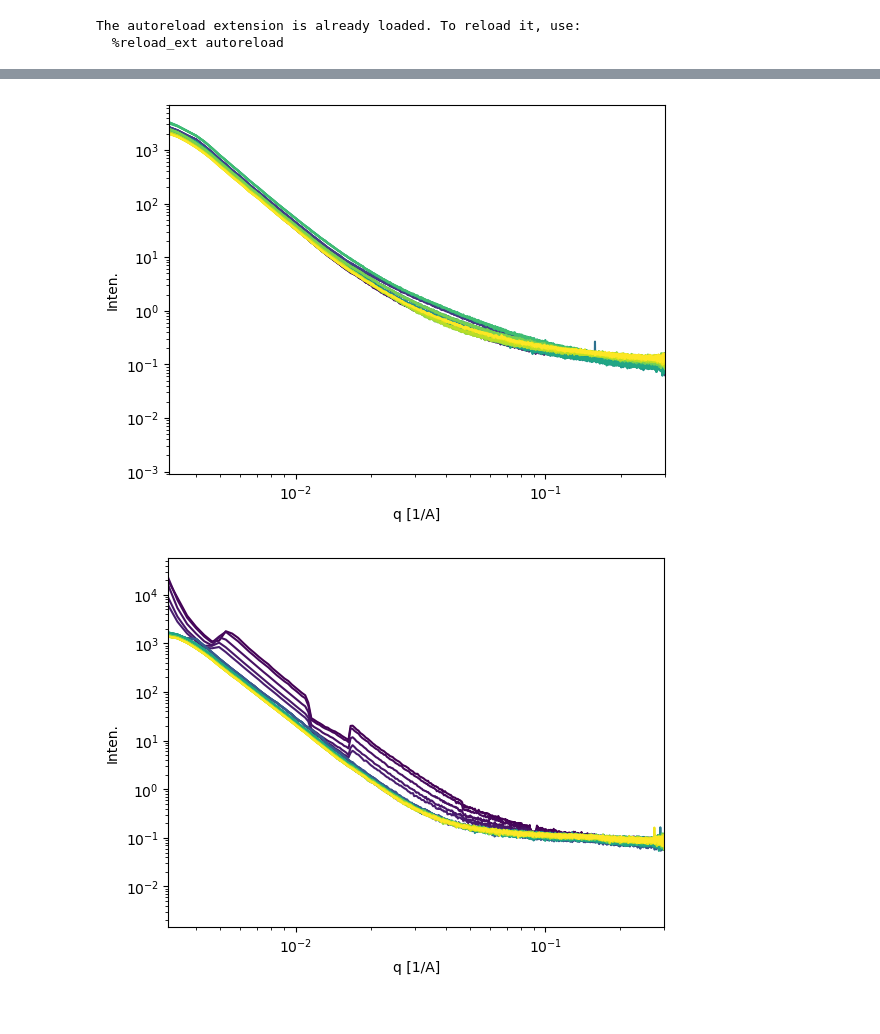
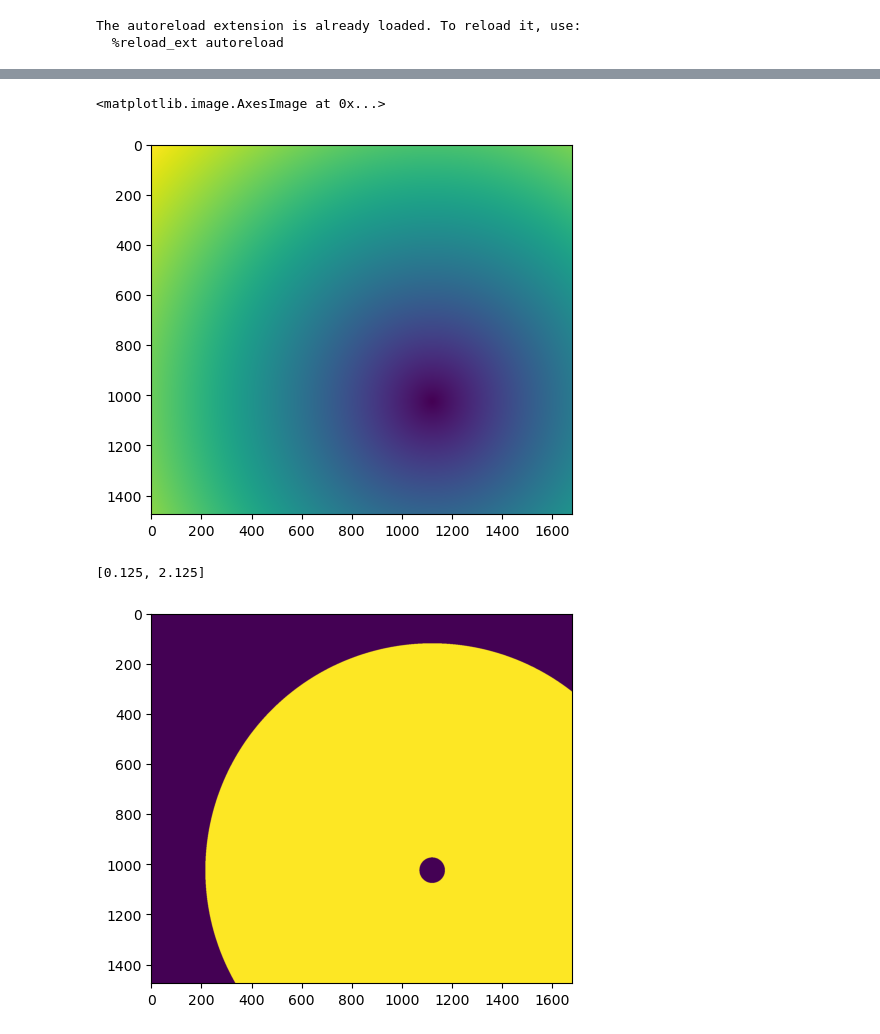
Before and after one commit to YellowSub17/spider-silk-max4, a Jupyter notebook: Untitled.ipynb, the cells around one changed output, grey strips where cells are left out. Saved outputs shown, nothing was run; the diff lists cells and outputs as text; code cells hidden in the pictures.

```diff
--- a/Untitled.ipynb
+++ b/Untitled.ipynb
@@ -52,6 +11,16 @@ plt.plot(s2.it)
-# %%
-s1.plot_iq()
-s2.plot_iq()
-# %% [output]
-[figure, removed]
-[figure, removed]
+# %%
+s = Scan()
+plt.figure()
+plt.imshow(s.det.img_q)
+# %% [output]
+<matplotlib.image.AxesImage at 0x...>
+[figure, added]
+# %%
+from src.det import pilatus_det
+
+plt.figure()
+plt.imshow( (pilatus_det.img_q>pilatus_det.qrange[0])& (pilatus_det.img_q<pilatus_det.qrange[1]))
+pilatus_det.qrange
+# %% [output]
+[0.125, 2.125]
+[figure, added]
```
Also changed, not shown: parts of 9 cells of this notebook, 15 other files.
